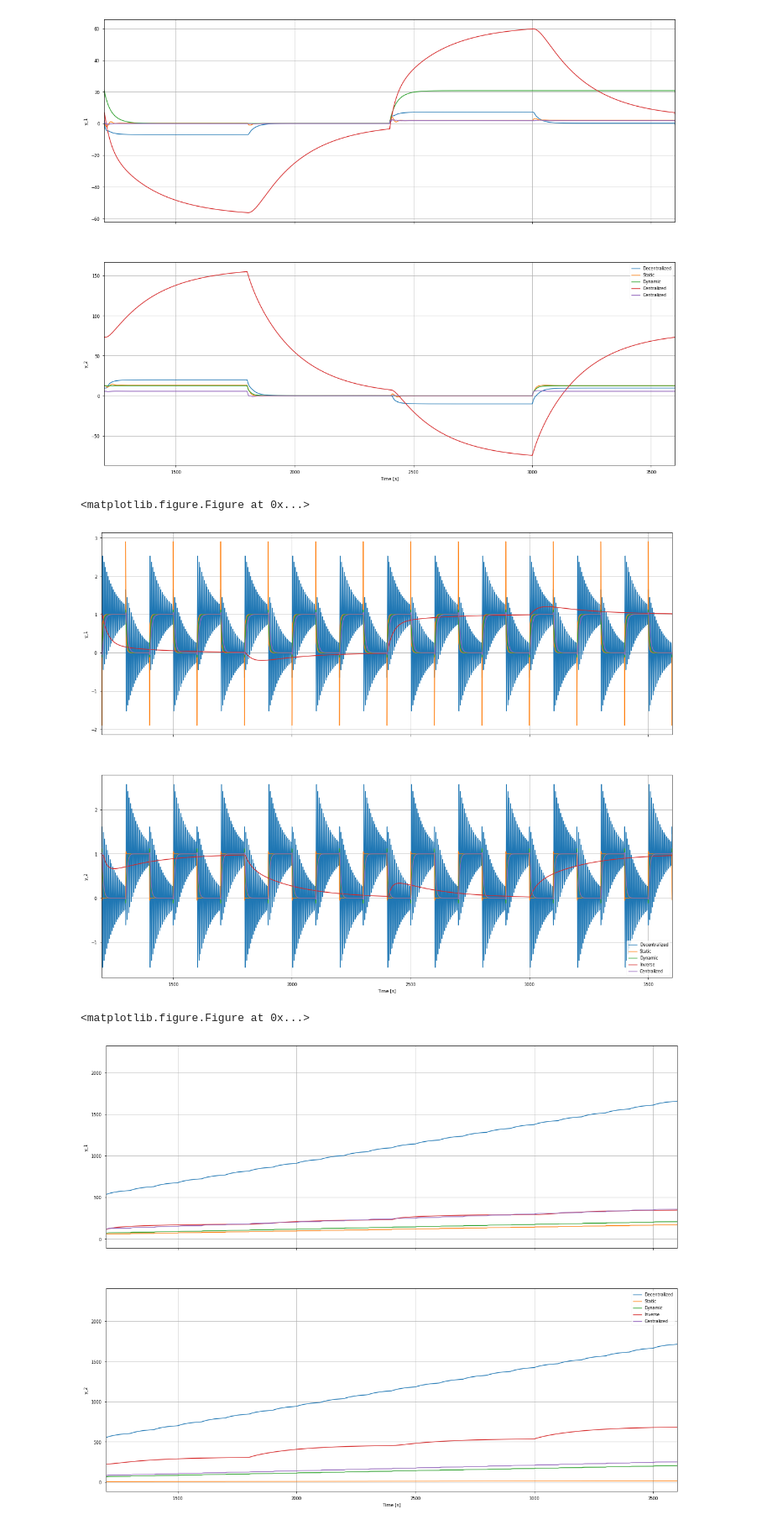
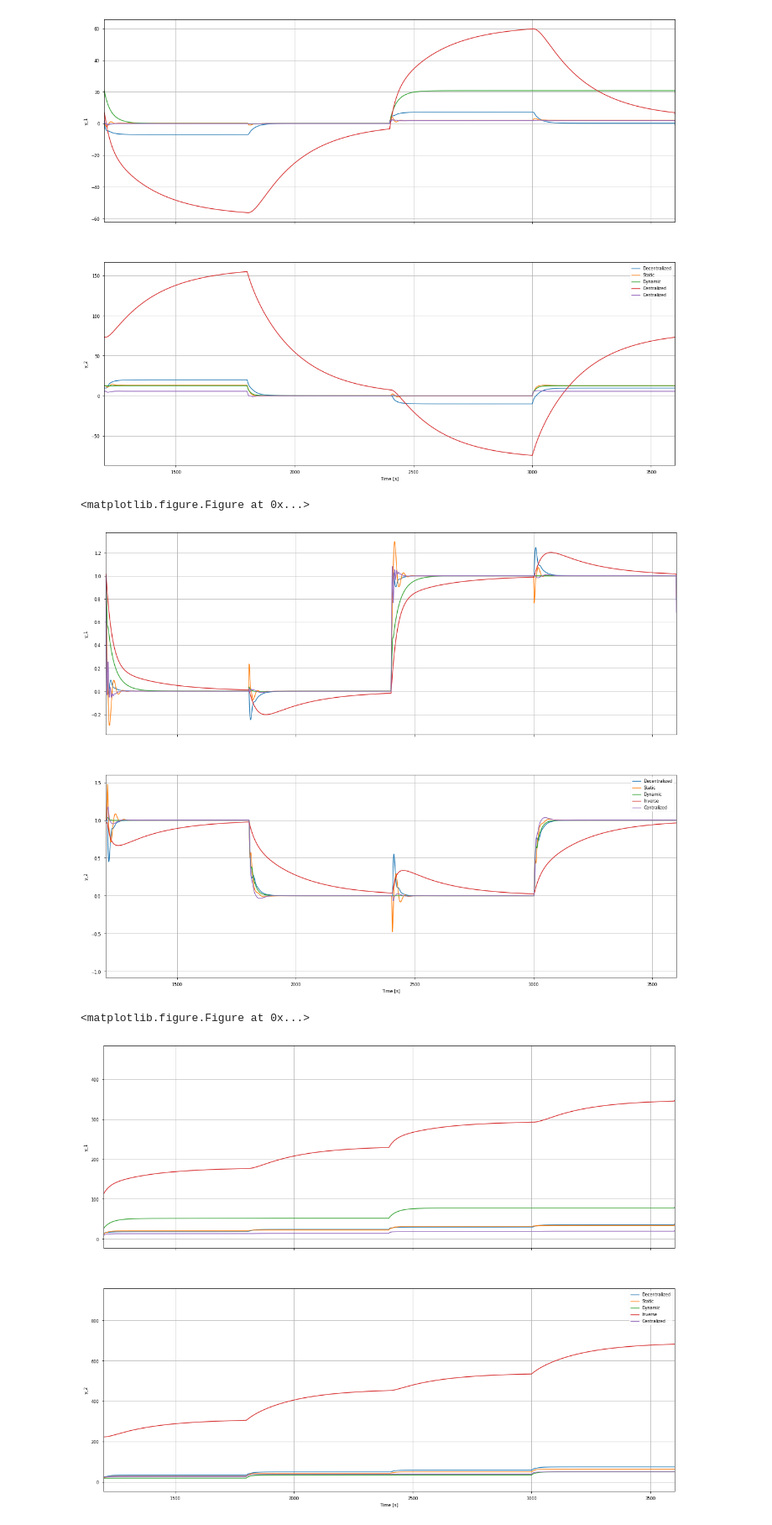
Before and after one commit to AlCap23/IfT_Decoupling, a Jupyter notebook: Python/Woodberry_Gain_Analysis.ipynb, the cells around one changed output. Shown at 84% size. Drawn from its saved outputs; the diff is of its cells as text; code cells hidden in the pictures.

Commit message:
Update WoodBerry
Updated WoodBerry Gain

```diff
--- a/Python/Woodberry_Gain_Analysis.ipynb
+++ b/Python/Woodberry_Gain_Analysis.ipynb
@@ -525,7 +525,7 @@ sim_int = 2400 # Solver intervals
 
 ## Decentralized
 # Simulation Model
-dymola.simulateExtendedModel("Rosenbrock_Gain.Decentralized",
+dymola.simulateExtendedModel("WoodBerry_Gain.Decentralized",
                                 startTime = 0.0,
                                 stopTime = sim_time,
                                 numberOfIntervals = sim_int,
@@ -533,12 +533,12 @@ dymola.simulateExtendedModel("Rosenbrock_Gain.Decentralized",
                                 method = "Dassl",
                                 tolerance = sim_tol,
                                 fixedstepsize = sim_dt,
-                                resultFile = "../Data/Rosenbrock/Decentral_K",
+                                resultFile = "../Data/WoodBerry/Decentral_K",
                                 initialNames = ["K_11.k","K_22.k"],
                                 initialValues = [k_D,k_D],
                                 finalNames = ["y_1","y_2","u_1","u_2", "IAE_1.y", "IAE_2.y", "IE_1", "IE_2"],
                                 autoLoad = True)
-dymola.simulateExtendedModel("Rosenbrock_Gain.Static_Decoupling",
+dymola.simulateExtendedModel("WoodBerry_Gain.Static_Decoupling",
                                 startTime = 0.0,
                                 stopTime = sim_time,
                                 numberOfIntervals = sim_int,
@@ -546,12 +546,12 @@ dymola.simulateExtendedModel("Rosenbrock_Gain.Static_Decoupling",
                                 method = "Dassl",
                                 tolerance = sim_tol,
                                 fixedstepsize = sim_dt,
-                                resultFile = "../Data/Rosenbrock/Static_K",
+                                resultFile = "../Data/WoodBerry/Static_K",
                                 initialNames = ["K_11.k","K_22.k"],
                                 initialValues = [k_SS,k_SS],
                                 finalNames = ["y_1","y_2","u_1","u_2", "IAE_1.y", "IAE_2.y", "IE_1", "IE_2"],
                                 autoLoad = True)
-dymola.simulateExtendedModel("Rosenbrock_Gain.Dynamic_Decoupling",
+dymola.simulateExtendedModel("WoodBerry_Gain.Dynamic_Decoupling",
                                 startTime = 0.0,
                                 stopTime = sim_time,
                                 numberOfIntervals = sim_int,
@@ -559,12 +559,12 @@ dymola.simulateExtendedModel("Rosenbrock_Gain.Dynamic_Decoupling",
                                 method = "Dassl",
                                 tolerance = sim_tol,
                                 fixedstepsize = sim_dt,
-                                resultFile = "../Data/Rosenbrock/Dynamic_K",
+                                resultFile = "../Data/WoodBerry/Dynamic_K",
                                 initialNames = ["K_11.k","K_22.k"],
                                 initialValues = [k_SD,k_SD],
                                 finalNames = ["y_1","y_2","u_1","u_2", "IAE_1.y", "IAE_2.y", "IE_1", "IE_2"],
                                 autoLoad = True)
-dymola.simulateExtendedModel("Rosenbrock_Gain.CentralizedPID",
+dymola.simulateExtendedModel("WoodBerry_Gain.CentralizedPID",
                                 startTime = 0.0,
                                 stopTime = sim_time,
                                 numberOfIntervals = sim_int,
@@ -572,7 +572,7 @@ dymola.simulateExtendedModel("Rosenbrock_Gain.CentralizedPID",
                                 method = "Dassl",
                                 tolerance = sim_tol,
                                 fixedstepsize = sim_dt,
-                                resultFile = "../Data/Rosenbrock/CentralizedPID_K",
+                                resultFile = "../Data/WoodBerry/CentralizedPID_K",
                                 initialNames = ["K_11.k","K_22.k"],
                                 initialValues = [k_CP,k_CP],
                                 finalNames = ["y_1","y_2","u_1","u_2", "IAE_1.y", "IAE_2.y", "IE_1", "IE_2"],
@@ -594,7 +594,7 @@ dymola.simulateExtendedModel("WoodBerry_Gain.Inverse_Decoupling",
 # Load the results
 
 # Decentralized
-res, lins = mres.load("../Data/Rosenbrock/Decentral_K.mat")
+res, lins = mres.load("../Data/WoodBerry/Decentral_K.mat")
 y1_D = res["y_1"].values()[0]
 y2_D = res["y_2"].values()[0]
 u1_D = res["u_1"].values()[0]
@@ -605,7 +605,7 @@ IE1_D = res["IE_1.y"].values()[0]
 IE2_D = res["IE_2.y"].values()[0]
 time_D = res["Time"].values()[0]
 # Static
-res, lins = mres.load("../Data/Rosenbrock/Static_K.mat")
+res, lins = mres.load("../Data/WoodBerry/Static_K.mat")
 y1_S = res["y_1"].values()[0]
 y2_S = res["y_2"].values()[0]
 u1_S = res["u_1"].values()[0]
@@ -616,7 +616,7 @@ IE1_S = res["IE_1.y"].values()[0]
 IE2_S = res["IE_2.y"].values()[0]
 time_S = res["Time"].values()[0]
 # Dynamic
-res, lins = mres.load("../Data/Rosenbrock/Dynamic_K.mat")
+res, lins = mres.load("../Data/WoodBerry/Dynamic_K.mat")
 y1_SD = res["y_1"].values()[0]
 y2_SD = res["y_2"].values()[0]
 u1_SD = res["u_1"].values()[0]
@@ -627,7 +627,7 @@ IE1_SD = res["IE_1.y"].values()[0]
 IE2_SD = res["IE_2.y"].values()[0]
 time_SD = res["Time"].values()[0]
 # Centralized
-res, lins = mres.load("../Data/Rosenbrock/CentralizedPID_K.mat")
+res, lins = mres.load("../Data/WoodBerry/CentralizedPID_K.mat")
 y1_C = res["y_1"].values()[0]
 y2_C = res["y_2"].values()[0]
 u1_C = res["u_1"].values()[0]
@@ -661,7 +661,7 @@ ax[1].set_ylabel('y_2')
 ax[1].set_xlabel('Time [s]')
 ax[1].grid(True)
 ax[0].set_xlim([1199,3601])
-plt.savefig("../Images/Rosenbrock_Gain.png")
+plt.savefig("../Images/WoodBerry_Gain.png")
 plt.show()
 
 # Plot the Data
@@ -687,40 +687,40 @@ ax[1].set_ylabel('y_2')
 ax[1].set_xlabel('Time [s]')
 ax[1].grid(True)
 ax[0].set_xlim([1199,3601])
-plt.savefig("../Images/Rosenbrock_Gain_IAE.png")
+plt.savefig("../Images/WoodBerry_Gain_IAE.png")
 plt.show()
 
 # Plot the Data
 plt.clf()
 fig, ax = plt.subplots(2, sharex = True, figsize = (20,16))
 
 ax[0].plot(time_D,IE1_D, label = "Decentralized")
 ax[0].plot(time_S,IE1_S, label = "Static")
 ax[0].plot(time_SD,IE1_SD, label = "Dynamic")
 ax[0].plot(time_I,IE1_I, label = "Inverse")
 ax[0].plot(time_C,IE1_C, label = "Centralized")
 
 ax[1].plot(time_D,IE2_D, label = "Decentralized")
 ax[1].plot(time_S,IE2_S, label = "Static")
 ax[1].plot(time_SD,IE2_SD, label = "Dynamic")
 ax[1].plot(time_I,IE2_I, label = "Centralized")
 ax[1].plot(time_C,IE2_C, label = "Centralized")
 
 ax[1].legend()
 ax[0].set_ylabel('y_1')
 ax[0].grid(True)
 ax[1].set_ylabel('y_2')
 ax[1].set_xlabel('Time [s]')
 ax[1].grid(True)
 ax[0].set_xlim([1199,3601])
-plt.savefig("../Images/Rosenbrock_Gain_IE.png")
+plt.savefig("../Images/WoodBerry_Gain_IE.png")
 plt.show()
 
 # Close Dymola
 dymola.close()
 # %% [output]
 <matplotlib.figure.Figure at 0x...>
-[figure, old version]
+[figure, new version]
 <matplotlib.figure.Figure at 0x...>
-[figure, old version]
+[figure, new version]
 <matplotlib.figure.Figure at 0x...>
```
Also changed, not shown: parts of 1 cell of this notebook, 7 other files.
